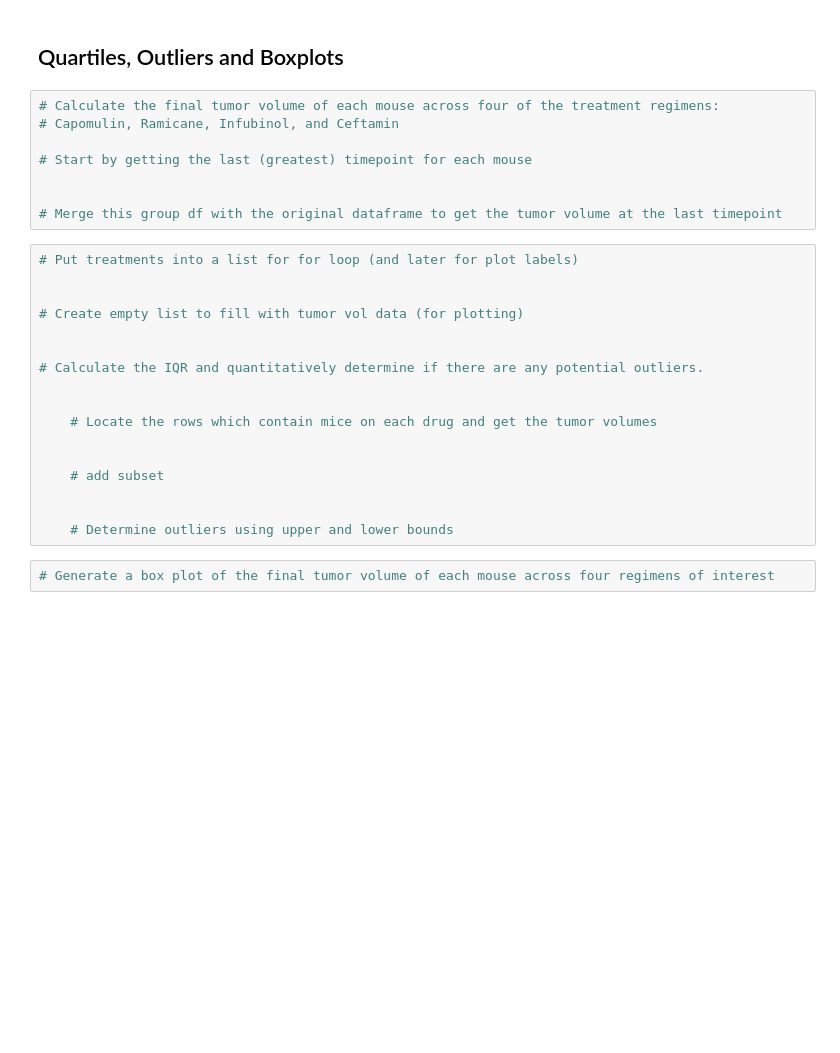
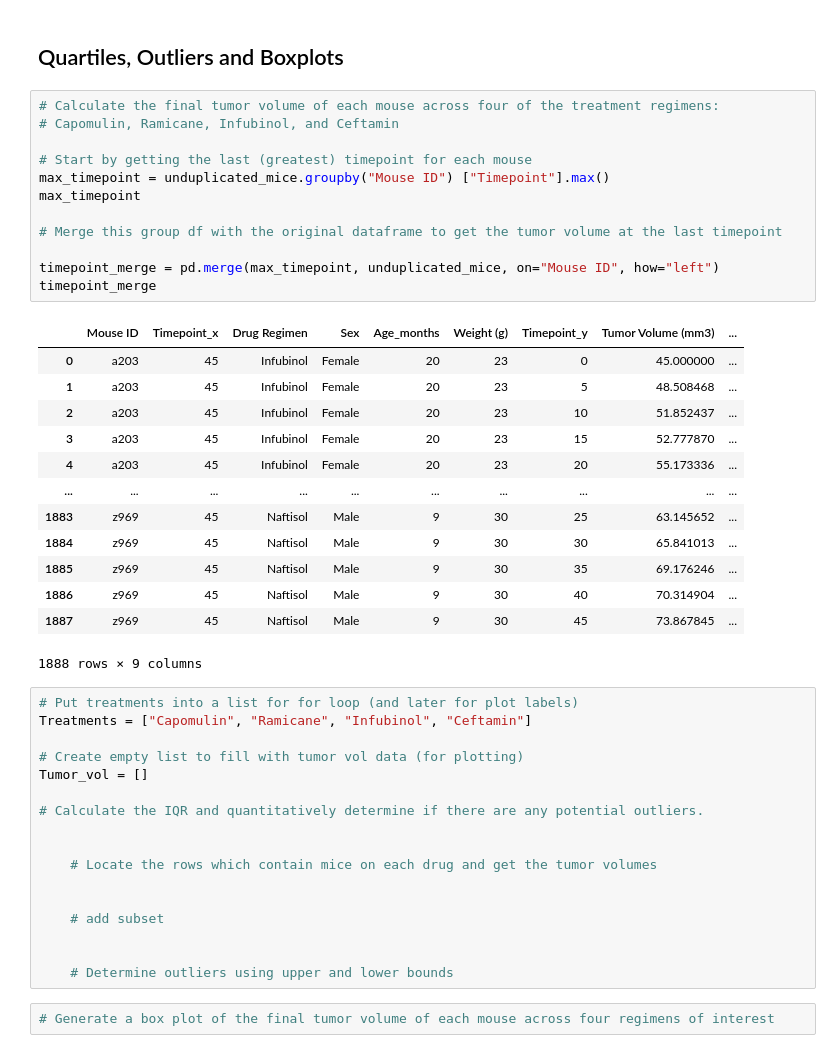
Before and after one commit to jessches5/Matplotlib-Homework, a Jupyter notebook: Pymaceuticals/pymaceuticals_starter.ipynb, the cells around one changed output. Saved outputs shown, nothing was run; the diff lists cells and outputs as text; blank space fills up the shorter version.

Commit message:
max timepoint table merge

```diff
--- a/Pymaceuticals/pymaceuticals_starter.ipynb
+++ b/Pymaceuticals/pymaceuticals_starter.ipynb
@@ -254,17 +255,35 @@ plt.show
 # %%
 # Calculate the final tumor volume of each mouse across four of the treatment regimens:
 # Capomulin, Ramicane, Infubinol, and Ceftamin
 
 # Start by getting the last (greatest) timepoint for each mouse
-
+max_timepoint = unduplicated_mice.groupby("Mouse ID") ["Timepoint"].max()
+max_timepoint
 
 # Merge this group df with the original dataframe to get the tumor volume at the last timepoint
+
+timepoint_merge = pd.merge(max_timepoint, unduplicated_mice, on="Mouse ID", how="left")
+timepoint_merge
+# %% [output]
+|  | Mouse ID | Timepoint_x | Drug Regimen | Sex | Age_months | Weight (g) | Timepoint_y | Tumor Volume (mm3) | ... |
+| 0 | a203 | 45 | Infubinol | Female | 20 | 23 | 0 | 45.000000 | ... |
+| 1 | a203 | 45 | Infubinol | Female | 20 | 23 | 5 | 48.508468 | ... |
+| 2 | a203 | 45 | Infubinol | Female | 20 | 23 | 10 | 51.852437 | ... |
+| 3 | a203 | 45 | Infubinol | Female | 20 | 23 | 15 | 52.777870 | ... |
+| 4 | a203 | 45 | Infubinol | Female | 20 | 23 | 20 | 55.173336 | ... |
+| ... | ... | ... | ... | ... | ... | ... | ... | ... | ... |
+| 1883 | z969 | 45 | Naftisol | Male | 9 | 30 | 25 | 63.145652 | ... |
+| 1884 | z969 | 45 | Naftisol | Male | 9 | 30 | 30 | 65.841013 | ... |
+| 1885 | z969 | 45 | Naftisol | Male | 9 | 30 | 35 | 69.176246 | ... |
+| 1886 | z969 | 45 | Naftisol | Male | 9 | 30 | 40 | 70.314904 | ... |
+| 1887 | z969 | 45 | Naftisol | Male | 9 | 30 | 45 | 73.867845 | ... |
+1888 rows × 9 columns
 # %%
 # Put treatments into a list for for loop (and later for plot labels)
-
+Treatments = ["Capomulin", "Ramicane", "Infubinol", "Ceftamin"]
 
 # Create empty list to fill with tumor vol data (for plotting)
-
+Tumor_vol = []
 
 # Calculate the IQR and quantitatively determine if there are any potential outliers.
 
```
Also changed, not shown: parts of 2 cells of this notebook.
